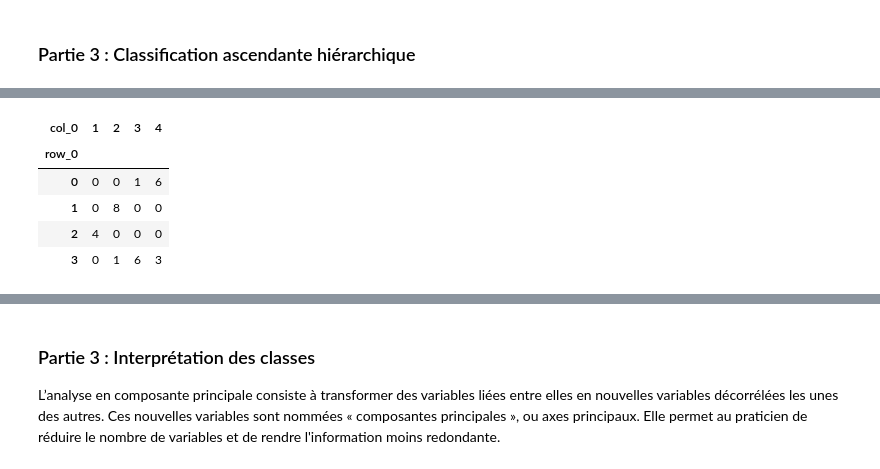
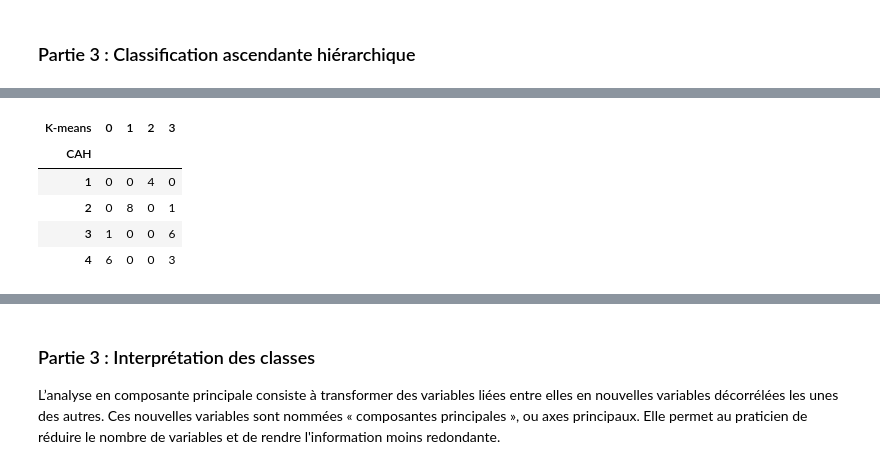
Before and after one commit to Souha-BH/DataMining_GL4, a Jupyter notebook: TP4/TP4.ipynb, the cells around one changed output, grey strips where cells are left out. Saved outputs shown, nothing was run; the diff lists cells and outputs as text; code cells hidden in the pictures.

```diff
--- a/TP4/TP4.ipynb
+++ b/TP4/TP4.ipynb
@@ -148,11 +157,11 @@ Selon l'algorithme CAH, le meilleur nombre de clusters est 4.
 
 **3. Donnez la correspondance entre les groupes de la CAH et les clusters de Kmeans en utilisant la méthode pandas.crosstab**
 # %%
-pd.crosstab(kmeans.labels_,groupes_cah)
+pd.crosstab(groupes_cah, kmeans.labels_, rownames=['CAH'], colnames=['K-means',])
 # %% [output]
-| col_0 | 1 | 2 | 3 | 4 |
-| row_0 |  |  |  |  |
-| 0 | 0 | 0 | 1 | 6 |
-| 1 | 0 | 8 | 0 | 0 |
-| 2 | 4 | 0 | 0 | 0 |
-| 3 | 0 | 1 | 6 | 3 |
+| K-means | 0 | 1 | 2 | 3 |
+| CAH |  |  |  |  |
+| 1 | 0 | 0 | 4 | 0 |
+| 2 | 0 | 8 | 0 | 1 |
+| 3 | 1 | 0 | 0 | 6 |
+| 4 | 6 | 0 | 0 | 3 |
```
Also changed, not shown: parts of 6 cells of this notebook.
